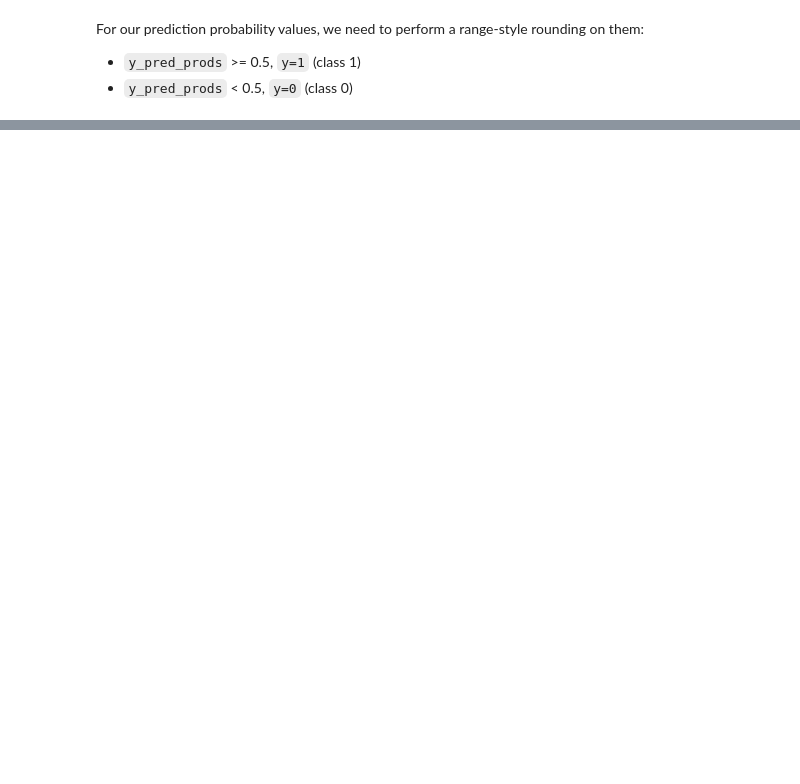
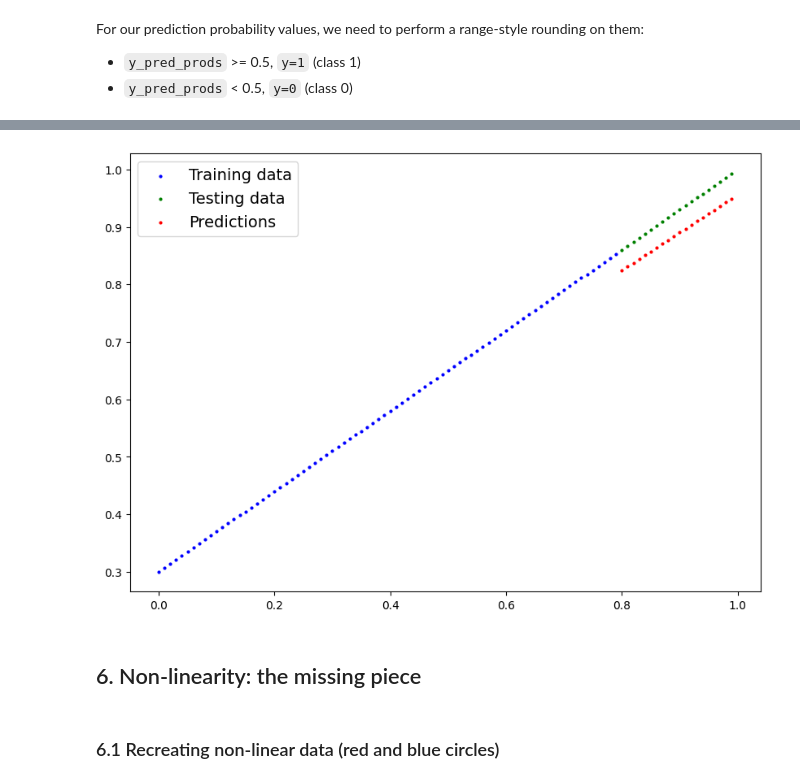
Before and after one commit to bohemian83/pytorch_yt, a Jupyter notebook: 02_pytorch_classification.ipynb, the cells around one changed output, grey strips where cells are left out. Saved outputs shown, nothing was run; the diff lists cells and outputs as text; code cells hidden in the pictures; blank space fills up the shorter version.

```diff
--- a/02_pytorch_classification.ipynb
+++ b/02_pytorch_classification.ipynb
@@ -276,0 +595,20 @@ tensor([1., 1., 1., 1., 1.], device='mps:0')
+# %%
+# Turn on evaluation mode
+model_2.eval()
+
+# Make predictions
+with torch.inference_mode():
+    y_preds = model_2(X_test_regression)
+
+# Plot data and predictions
+plot_predictions(train_data=X_train_regression.cpu(),
+                 train_labels=y_train_regression.cpu(),
+                 test_data=X_test_regression.cpu(),
+                 test_labels=y_test_regression.cpu(),
+                 predictions=y_preds.cpu())
+# %% [output]
+[figure, added]
+# %% [markdown]
+## 6. Non-linearity: the missing piece
+# %% [markdown]
+### 6.1 Recreating non-linear data (red and blue circles)
```
Also changed, not shown: parts of 43 cells of this notebook, 3 other files.
